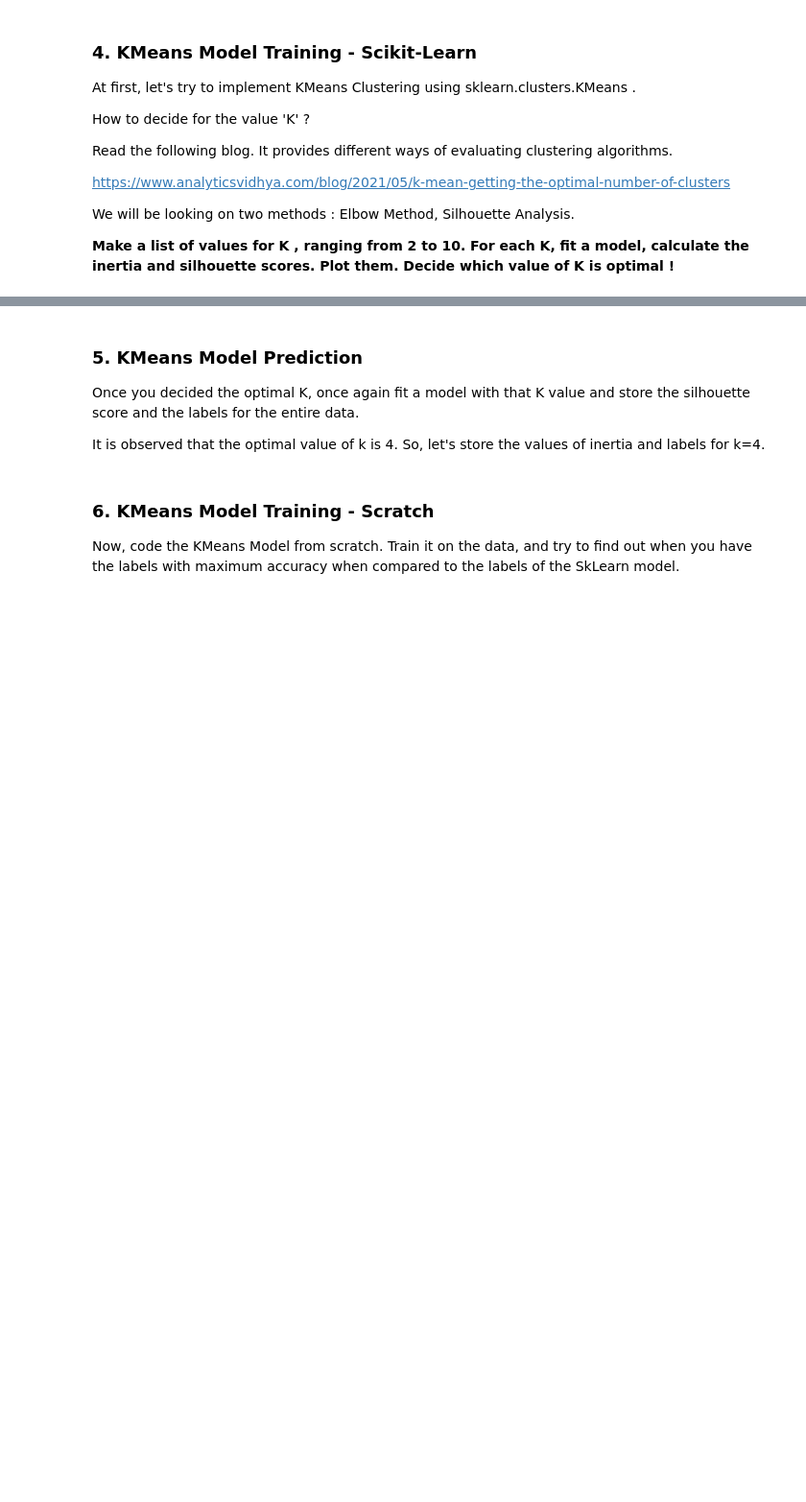
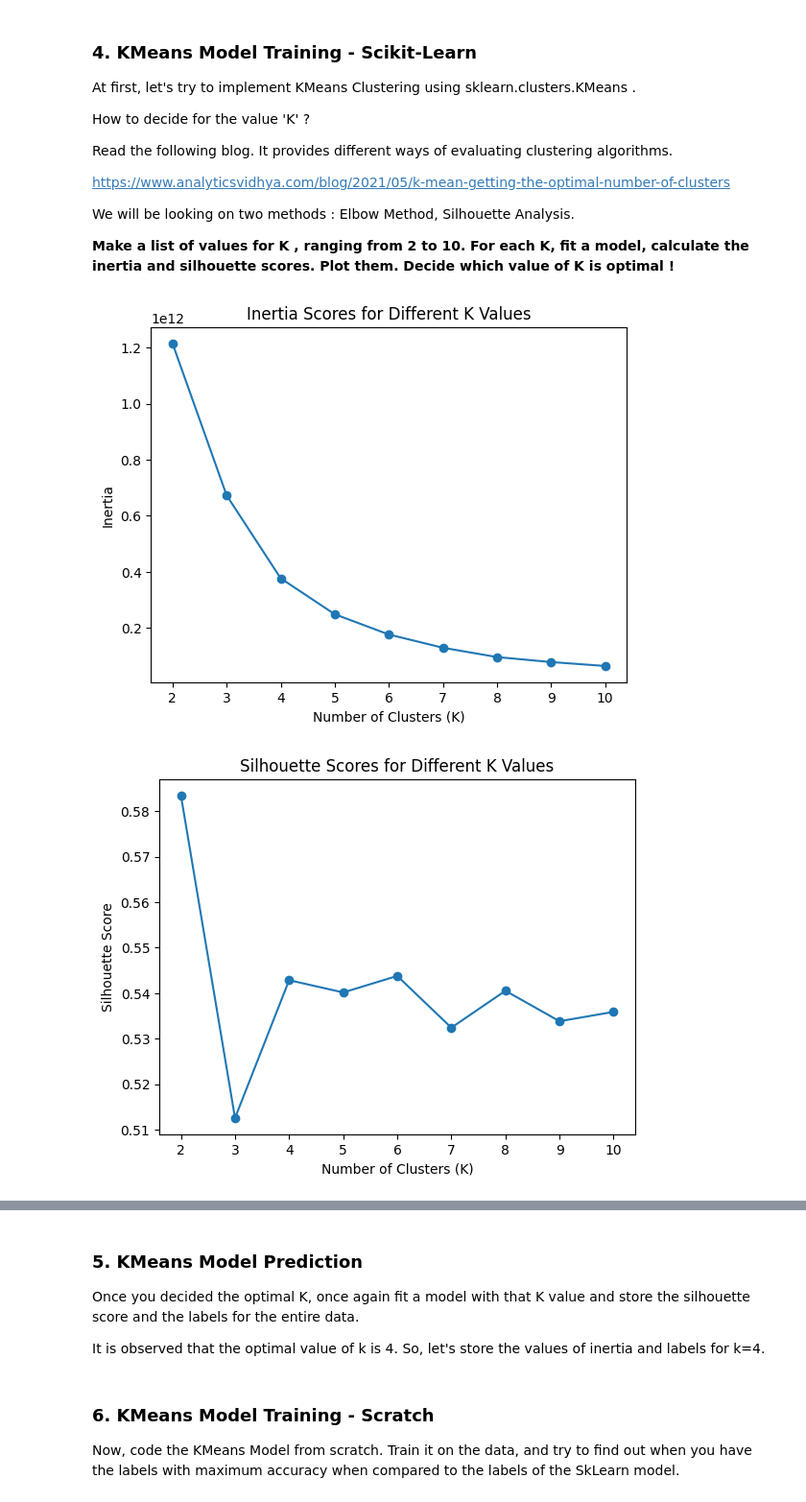
Before and after one commit to Zehaan22/Intro-to-ML-and-DL, a Jupyter notebook: Week 4/Assignment/Stamatics_Assignment3.ipynb, the cells around one changed output, grey strips where cells are left out. Shown at 96% size. Drawn from its saved outputs; the diff is of its cells as text; code cells hidden in the pictures; blank space fills up the shorter version.

```diff
--- a/Week 4/Assignment/Stamatics_Assignment3.ipynb
+++ b/Week 4/Assignment/Stamatics_Assignment3.ipynb
@@ -438,2 +436,6 @@ This is an Unsupervised Learning question since it doesn't provide you with labe
 # %% [markdown]
 ### 2. Read the csv file "segmentation data.csv" present in the Github repository as a Pandas DataFrame.
+# %%
+df = pd.read_csv('segmentation data.csv')
+
+df.head()
@@ -449,3 +458,12 @@ This is an Unsupervised Learning question since it doesn't provide you with labe
 > Additionally, you may also make the Age column have categorical values. How ? Apply some function that makes age groups turns all ages in some group to a particular number !
 
 Note : Don't do everything in a single code block ! Do it step-by-step and show output for each step.
+# %%
+# Dropping columns
+df.drop(['Settlement size','Marital status','Occupation'],axis = 1, inplace=True)
+
+# Check for null values
+null_values = df.isnull().sum()
+
+# Print the null values count
+print(null_values)
@@ -463,3 +488,45 @@ https://www.analyticsvidhya.com/blog/2021/05/k-mean-getting-the-optimal-number-o
 We will be looking on two methods : Elbow Method, Silhouette Analysis.
 
 **Make a list of values for K , ranging from 2 to 10. For each K, fit a model, calculate the inertia and silhouette scores. Plot them. Decide which value of K is optimal !**
+# %%
+# Select relevant features for clustering
+features = ['Age', 'Income', 'Education']
+
+# Extract the selected features
+X = df[features]
+
+# Define the range of K values
+k_values = range(2, 11)
+
+# Initialize empty lists to store inertia and silhouette scores
+inertia_scores = []
+silhouette_scores = []
+
+# Iterate over each K value
+for k in k_values:
+    # Create and fit the K-means model
+    kmeans = KMeans(n_clusters=k, random_state=42)
+    kmeans.fit(X)
+
+    # Calculate the inertia score
+    inertia_scores.append(kmeans.inertia_)
+
+    # Calculate the silhouette score
+    silhouette_scores.append(silhouette_score(X, kmeans.labels_))
+
+# Plot the inertia scores
+plt.plot(k_values, inertia_scores, marker='o')
+plt.xlabel('Number of Clusters (K)')
+plt.ylabel('Inertia')
+plt.title('Inertia Scores for Different K Values')
+plt.show()
+
+# Plot the silhouette scores
+plt.plot(k_values, silhouette_scores, marker='o')
+plt.xlabel('Number of Clusters (K)')
+plt.ylabel('Silhouette Score')
+plt.title('Silhouette Scores for Different K Values')
+plt.show()
+# %% [output]
+[figure, added]
+[figure, added]
```
Also changed, not shown: parts of 13 cells of this notebook.
